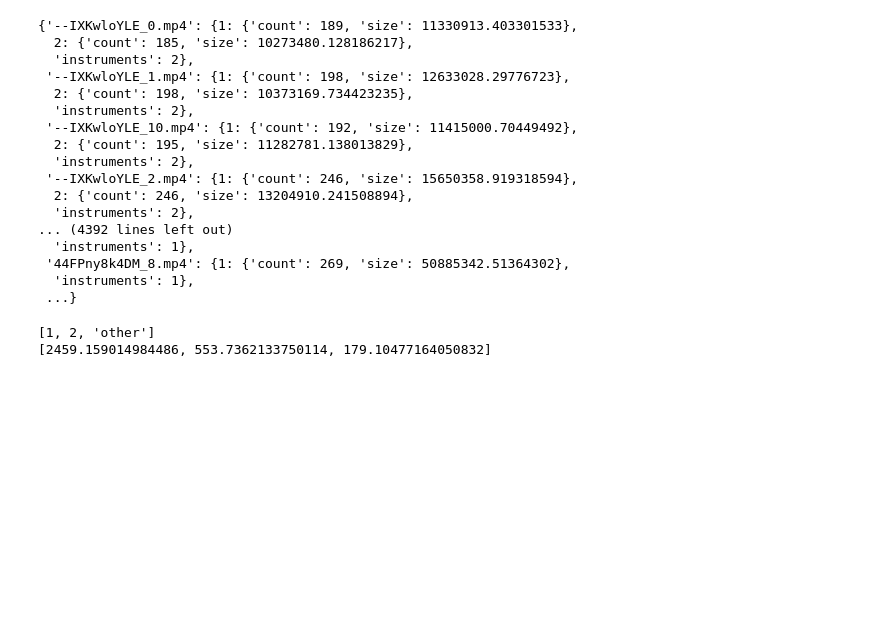
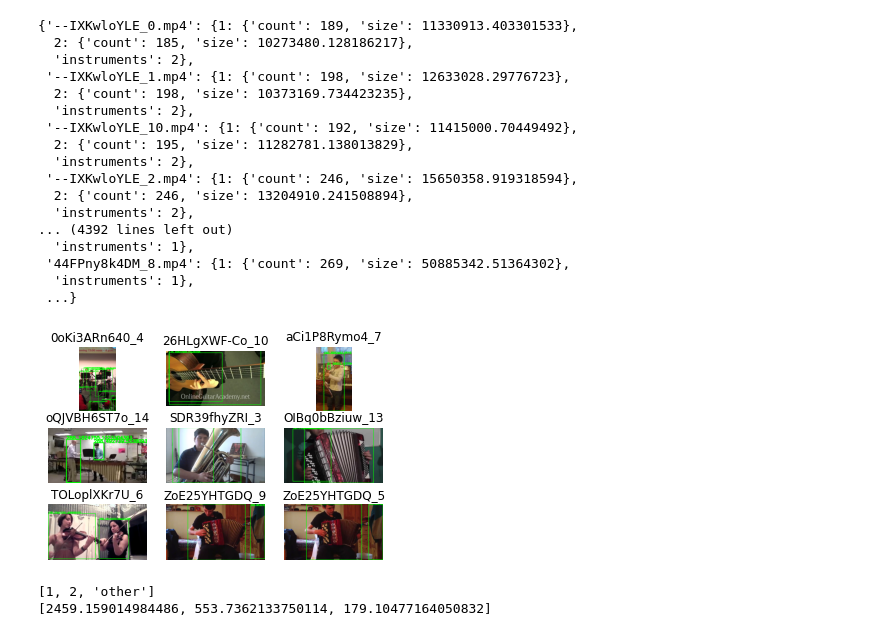
Before and after one commit to quanganhquanganh/AlphaPose-MUSIC-Test, a Jupyter notebook: notebooks/data-to-sql.ipynb, the cells around one changed output. Cells and saved outputs as stored; diff of their text form; code cells hidden in the pictures; blank space fills up the shorter version.

```diff
--- a/notebooks/data-to-sql.ipynb
+++ b/notebooks/data-to-sql.ipynb
@@ -483,35 +483,41 @@ def display_random_sample_solo(video_bodies_solo):
         larger_than_1_bodies.append(row)
   # Get a random sample of the frames with >1 bodies
   random_sample = random.sample(larger_than_1_bodies, 9)
   # plt a grid of num_of_samples frames with >1 bodies
   fig, ax = plt.subplots(3,3)
   for i, row in enumerate(random_sample):
     pose_id = row[0]
     frame_id = int(row[1][:-4])
     # Get the image
     # Get the path and video_id first
     c.execute('''SELECT path, video_id FROM videos JOIN poses ON videos.id = poses.video_id WHERE poses.id = ?''', (pose_id,))
     video_path, video_id = c.fetchone()
     # Get the frame_id-th frame of the video
     cap = cv2.VideoCapture(video_path)
     cap.set(cv2.CAP_PROP_POS_FRAMES, frame_id)
     ret, frame = cap.read()
     # Draw the bodies' bounding boxes on the frame
-    c.execute('''SELECT x_min, y_min, width, height FROM bodies JOIN poses ON bodies.pose_id = poses.id WHERE video_id = ? AND frame_id = ?''', (video_id, row[1]))
+    c.execute('''SELECT x_min, y_min, width, height, idx FROM bodies JOIN poses ON bodies.pose_id = poses.id WHERE video_id = ? AND frame_id = ?''', (video_id, row[1]))
     for r in c:
       x_min = int(r[0])
       y_min = int(r[1])
       width = int(r[2])
       height = int(r[3])
+      idx = int(r[4])
       cv2.rectangle(frame, (x_min, y_min), (x_min+width, y_min+height), (0, 255, 0), 2)
+      # Annotate the bounding box with the count and sizes of each idx from idx_size_count
+      cv2.putText(frame, str(idx_size_count[video_id][idx]['count']) + ' ' + str(idx_size_count[video_id][idx]['size']), (x_min, y_min), cv2.FONT_HERSHEY_SIMPLEX, 0.5, (0, 255, 0), 2)
+
     #  Show the images with the frame_id in the fig
     ax[i//3, i%3].imshow(cv2.cvtColor(frame, cv2.COLOR_BGR2RGB))
     ax[i//3, i%3].set_title(str(os.path.basename(video_path))[:-4])
     ax[i//3, i%3].axis('off')
-  plt.savefig('../solo_dataset_sample.png', dpi = 300)
+  plt.savefig('../annotated_solo_dataset_sample.png', dpi = 300)
   plt.show()
 
 display_random_sample_solo(video_bodies_solo)
+# %% [output]
+[figure, added]
 # %%
 # Plot a pie graph showing the percentage
 # of each idx appearences per video
```
Also changed, not shown: 1 other file.
